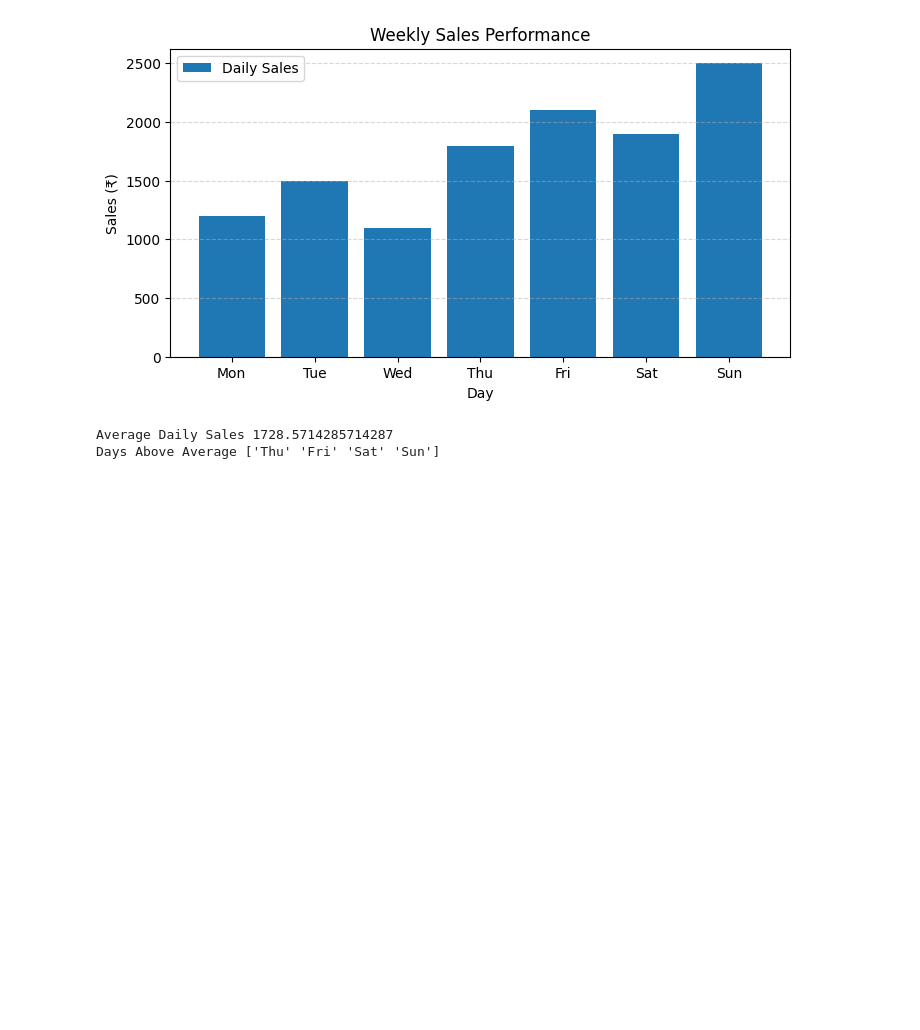
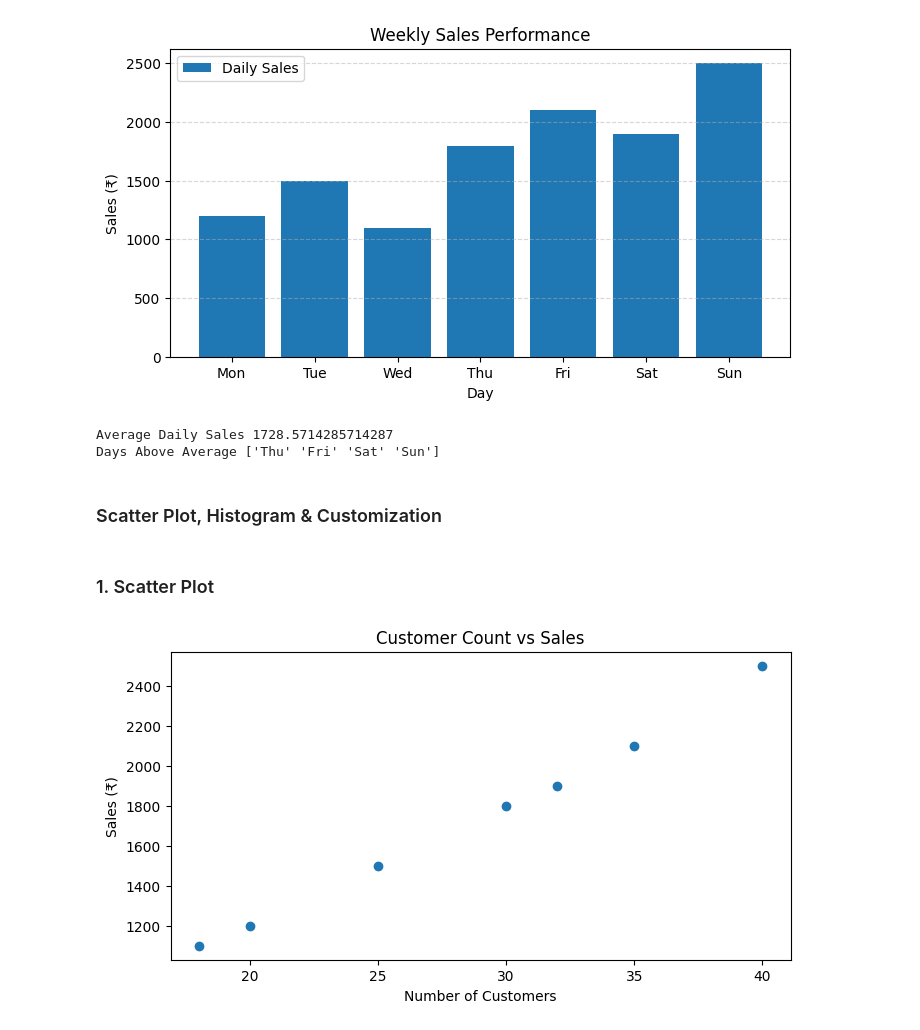
Before and after one commit to ivaibhavpawar1045/Python-Data-Analytics, a Jupyter notebook: 31_Matplotlib_Fundamentals_1/practice.ipynb, the cells around one changed output. Drawn from its saved outputs; the diff is of its cells as text; code cells hidden in the pictures; blank space fills up the shorter version.

Commit message:
Add Matplotlib scatter plots and sales distribution analysis

```diff
--- a/31_Matplotlib_Fundamentals_1/practice.ipynb
+++ b/31_Matplotlib_Fundamentals_1/practice.ipynb
@@ -98,3 +98,22 @@ print("Days Above Average" , days[sales > avg_sales])
 # %% [output]
 Average Daily Sales 1728.5714285714287
 Days Above Average ['Thu' 'Fri' 'Sat' 'Sun']
+# %% [markdown]
+### Scatter Plot, Histogram & Customization
+# %% [markdown]
+### 1. Scatter Plot
+# %%
+# Do higher customer counts correspond to higher sales?
+customers = np.array([20, 25, 18, 30, 35, 32, 40])
+
+plt.figure(figsize=(8, 4))
+
+plt.scatter(customers, sales)
+
+plt.title("Customer Count vs Sales")
+plt.xlabel("Number of Customers")
+plt.ylabel("Sales (₹)")
+
+plt.show()
+# %% [output]
+[figure, added]
```
Also changed, not shown: parts of 5 cells of this notebook.
